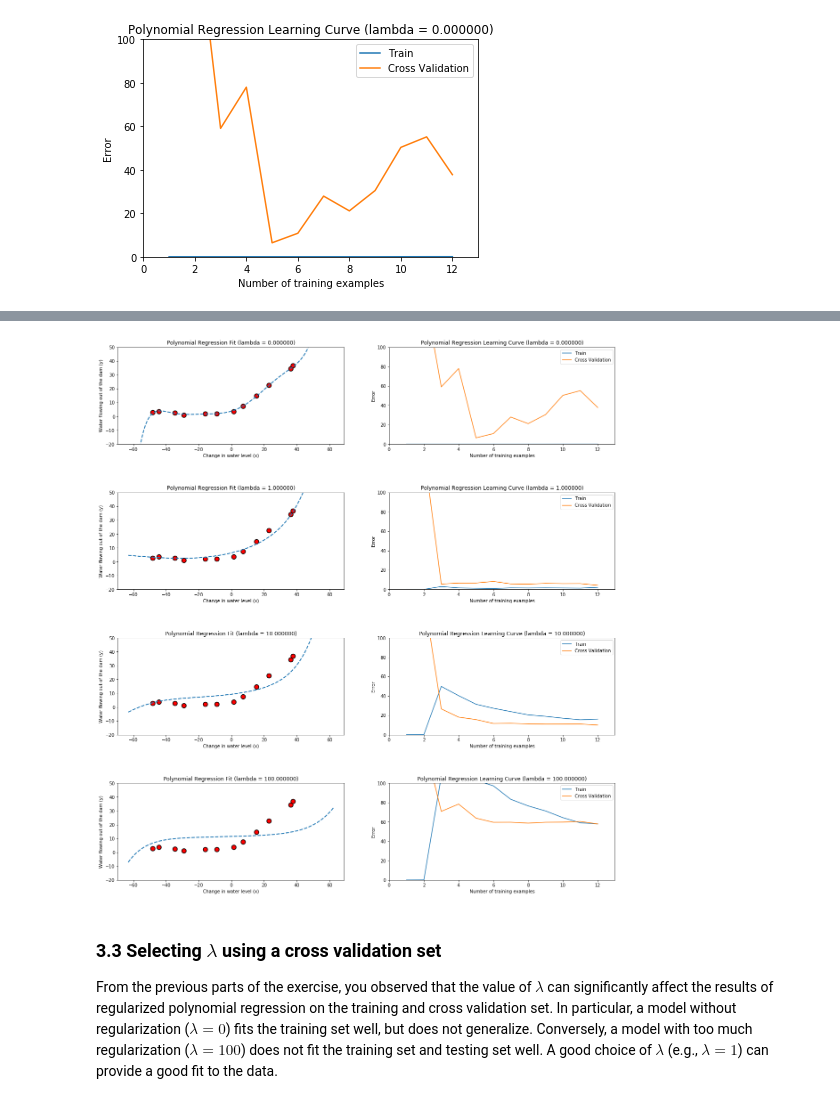
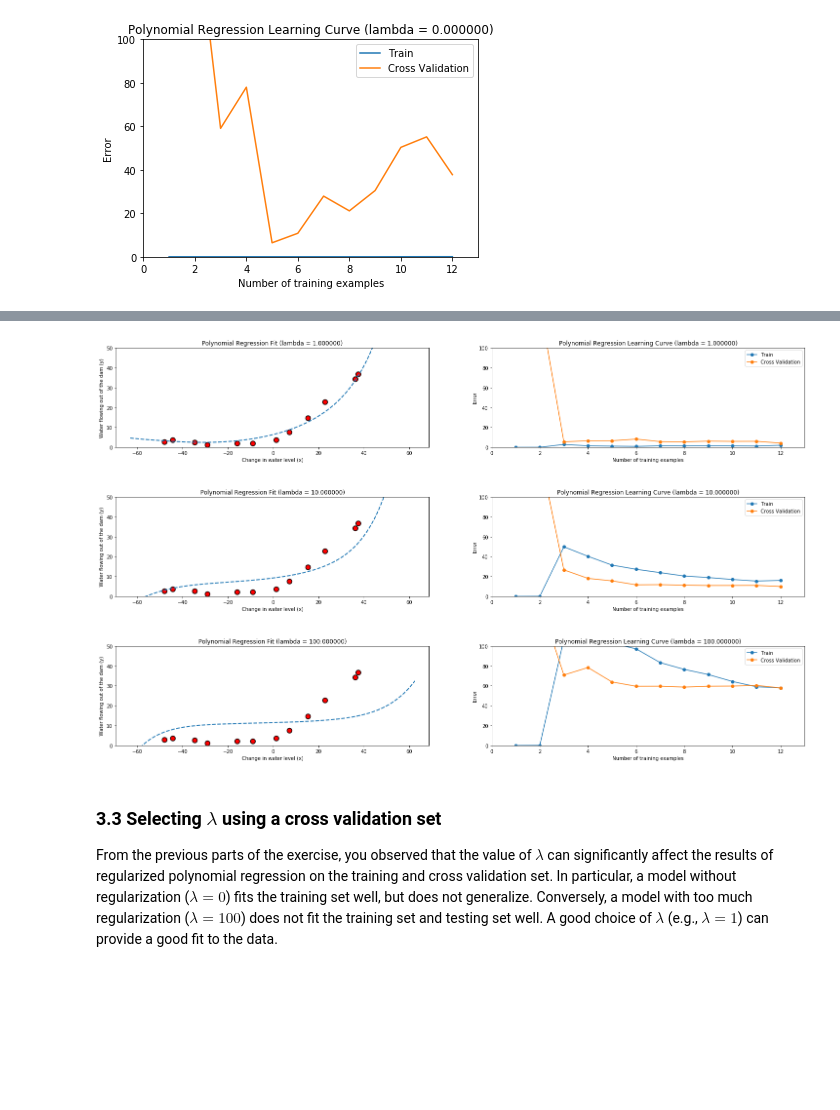
Before and after one commit to 1byte-yoda/ml-coursera-python-assignments, a Jupyter notebook: Exercise5/exercise5.ipynb, the cells around one changed output, grey strips where cells are left out. Drawn from its saved outputs; the diff is of its cells as text; code cells hidden in the pictures; blank space fills up the shorter version.

```diff
--- a/Exercise5/exercise5.ipynb
+++ b/Exercise5/exercise5.ipynb
@@ -367,11 +367,11 @@ def learningCurve(X, y, Xval, yval, lambda_=0):
 
     # ====================== YOUR CODE HERE ======================
     for i in range(1, m+1):
-        theta_learned = utils.trainLinearReg(linearRegCostFunction, X[:i, :], y[:i], lambda_=lambda_)
-        train_cost, _ = linearRegCostFunction(X[:i, :], y[:i], theta_learned, lambda_=0)
-        cv_cost, _ = linearRegCostFunction(Xval, yval, theta_learned, lambda_=0)
-        error_train[i-1] = train_cost
-        error_val[i-1] = cv_cost
+        learned_theta = utils.trainLinearReg(linearRegCostFunction, X[:i, :], y[:i], lambda_=lambda_)
+        train_error, _ = linearRegCostFunction(X[:i, :], y[:i], learned_theta, lambda_=0)
+        cv_error, _ = linearRegCostFunction(Xval, yval, learned_theta, lambda_=0)
+        error_train[i-1] = train_error
+        error_val[i-1] = cv_error
     # =============================================================
     return error_train, error_val
 # %% [markdown]
@@ -481,6 +481,6 @@ def polyFeatures(X, p):
 
     # ====================== YOUR CODE HERE ======================
     for i in range(m):
-        X_poly[i, :] = [X[i]**j for j in range(1, p+1)]
+        X_poly[i] = [X[i]**j for j in range(1, p+1)]
     # ============================================================
     return X_poly
@@ -623,38 +674,38 @@ For $\lambda = 100$, you should see a polynomial fit (figure below) that does no
 
 *You do not need to submit any solutions for this optional (ungraded) exercise.*
 # %%
+lambda_set = [1, 10, 100]
+fig_indices = [(321,322), (323,324), (325, 326)]
+fig = pyplot.figure(figsize=(14,15))
+fig.subplots_adjust(left=-0.5, wspace=0.2, hspace=0.5)
 
-lambda_set = [0, 1, 10, 100]
-fig_indices = [(421, 422), (423, 424), (425, 426), (427, 428)]
-fig = pyplot.figure(figsize=(20, 22))
-pyplot.subplots_adjust(left=None, bottom=None, right=None, top=None, wspace=0.2, hspace=0.5)
+for x, index in zip(lambda_set, fig_indices):
+    ax = fig.add_subplot(index[0])
 
-for lambda_, fig_index, in zip(lambda_set, fig_indices):
     theta = utils.trainLinearReg(linearRegCostFunction, X_poly, y,
-                                 lambda_=lambda_, maxiter=55)
+                                 lambda_=x, maxiter=55)
 
     # Plot training data and fit
-    ax = fig.add_subplot(fig_index[0])
     ax.plot(X, y, 'ro', ms=10, mew=1.5, mec='k')
 
-    utils.plotFit(polyFeatures, np.min(X), np.max(X), mu, sigma, theta, p)
+    utils.plotFit(polyFeatures, np.min(X), np.max(X), mu, sigma, theta, p=8)
 
     ax.set_xlabel('Change in water level (x)')
     ax.set_ylabel('Water flowing out of the dam (y)')
-    ax.set_title('Polynomial Regression Fit (lambda = %f)' % lambda_)
-    ax.set_ylim([-20, 50])
+    ax.set_title('Polynomial Regression Fit (lambda = %f)' % x)
+    ax.set_ylim([0, 50])
 
-    ax = fig.add_subplot(fig_index[1])
-    error_train, error_val = learningCurve(X_poly, y, X_poly_val, yval, lambda_)
-    ax.plot(np.arange(1, 1+m), error_train, np.arange(1, 1+m), error_val)
+    ax = fig.add_subplot(index[1])
+    error_train, error_val = learningCurve(X_poly, y, X_poly_val, yval, x)
+    ax.plot(np.arange(1, 1+m), error_train, '-o', np.arange(1, 1+m), error_val, '-o')
 
-    ax.set_title('Polynomial Regression Learning Curve (lambda = %f)' % lambda_)
+    ax.set_title('Polynomial Regression Learning Curve (lambda = %f)' % x)
     ax.set_xlabel('Number of training examples')
     ax.set_ylabel('Error')
     ax.axis([0, 13, 0, 100])
     ax.legend(['Train', 'Cross Validation'])
 # %% [output]
-[figure, old version]
+[figure, new version]
 # %% [markdown]
 <a id="section5"></a>
 ### 3.3 Selecting $\lambda$ using a cross validation set
```
Also changed, not shown: parts of 8 cells of this notebook.
